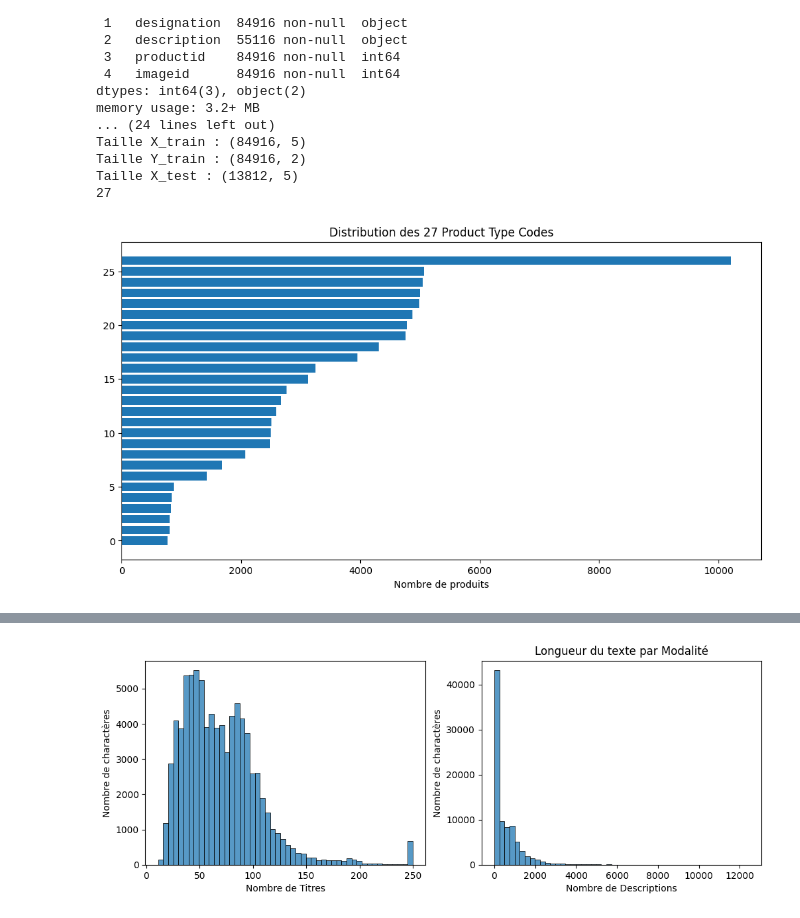
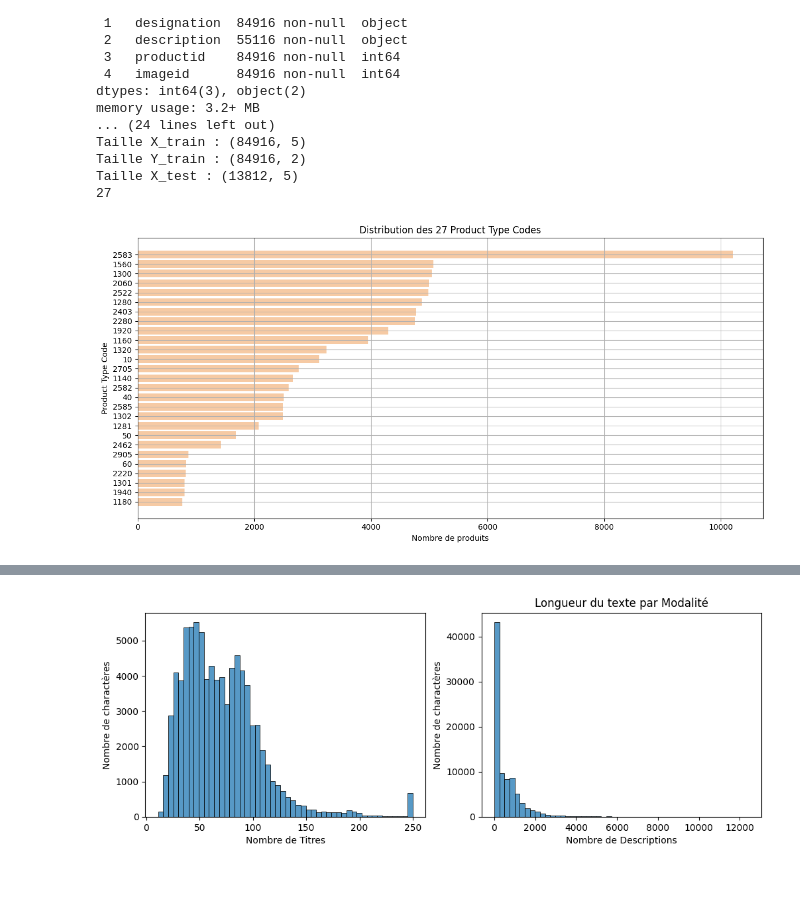
Before and after one commit to YacineA7/Rakuten-MLE-DEC25, a Jupyter notebook: notebooks/DataViz.ipynb, the cells around one changed output, grey strips where cells are left out. Saved outputs shown, nothing was run; the diff lists cells and outputs as text; code cells hidden in the pictures; blank space fills up the shorter version.

```diff
--- a/notebooks/DataViz.ipynb
+++ b/notebooks/DataViz.ipynb
@@ -63,12 +63,18 @@ Taille X_test : (13812, 5)
 # %%
 # Affichage du nombre de classes dans la variable cible
 plt.figure(figsize=(12,6))
 class_dist = y_train['prdtypecode'].value_counts().sort_values(ascending=True)
-plt.barh(range(len(class_dist)), class_dist.values)
+
+# Affichage de la distribution des classes avec chaque barre représentant une classe et sa hauteur représentant le nombre d'exemples dans cette classe
+plt.barh(range(len(class_dist)), class_dist.values, color='#F6CAA4')
 plt.title('Distribution des 27 Product Type Codes')
-plt.xlabel('Nombre de produits')
+plt.xlabel('Nombre de produits') # Affichage du nombre de produits sur l'axe x
+plt.ylabel('Product Type Code') # Affichage des codes de produits sur l'axe y
+plt.tight_layout()
+plt.grid()
+plt.yticks(range(len(class_dist)), class_dist.index) # Affichage des codes de produits sur l'axe x
 plt.show()
 
 # Classes rares < 100 exemples vs classes fréquentes > 10k exemples -> risque de biais vers les classes majoritaires
 # %% [output]
-[figure, old version]
+[figure, new version]
```
Also changed, not shown: parts of 2 cells of this notebook, 6 other files.
